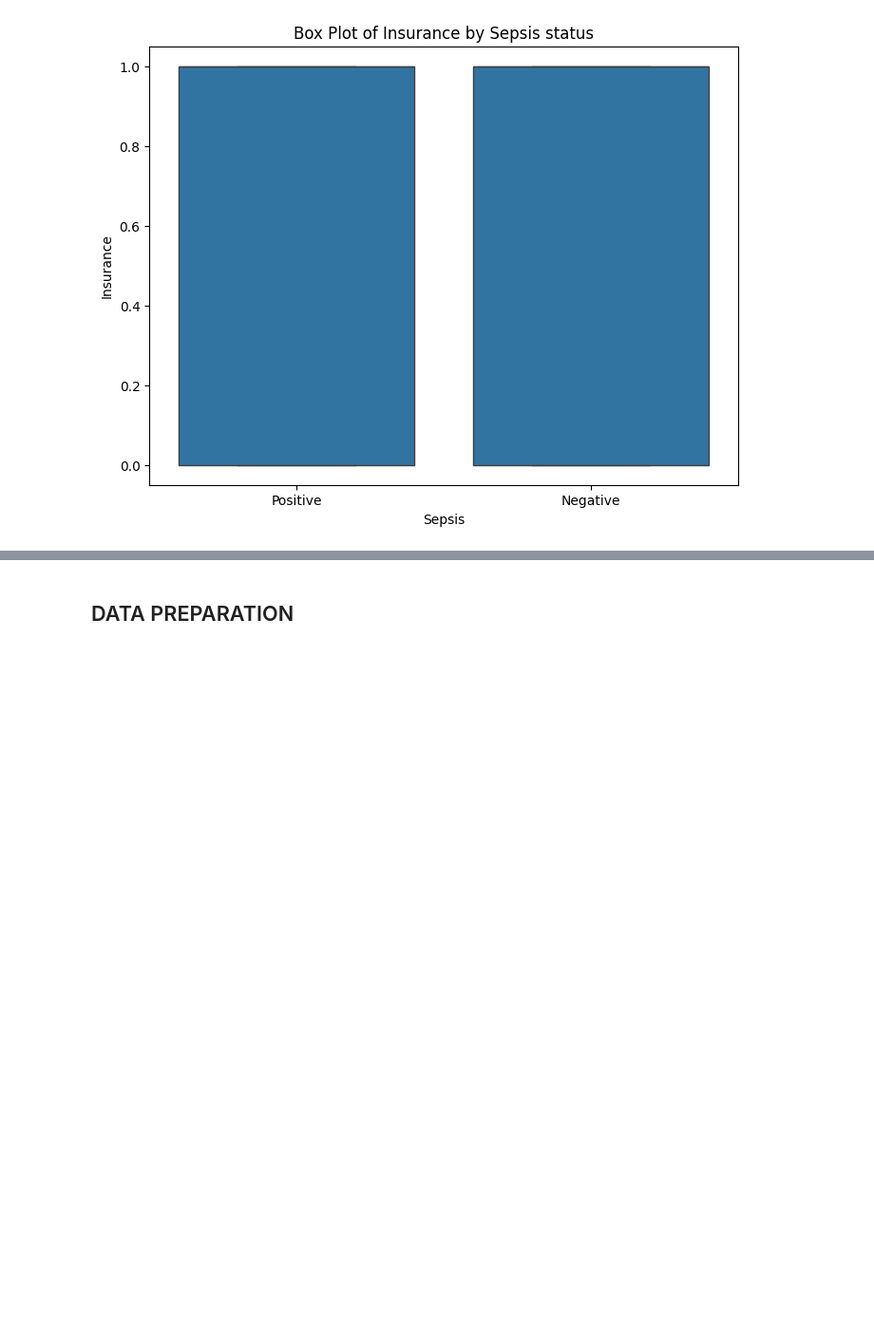
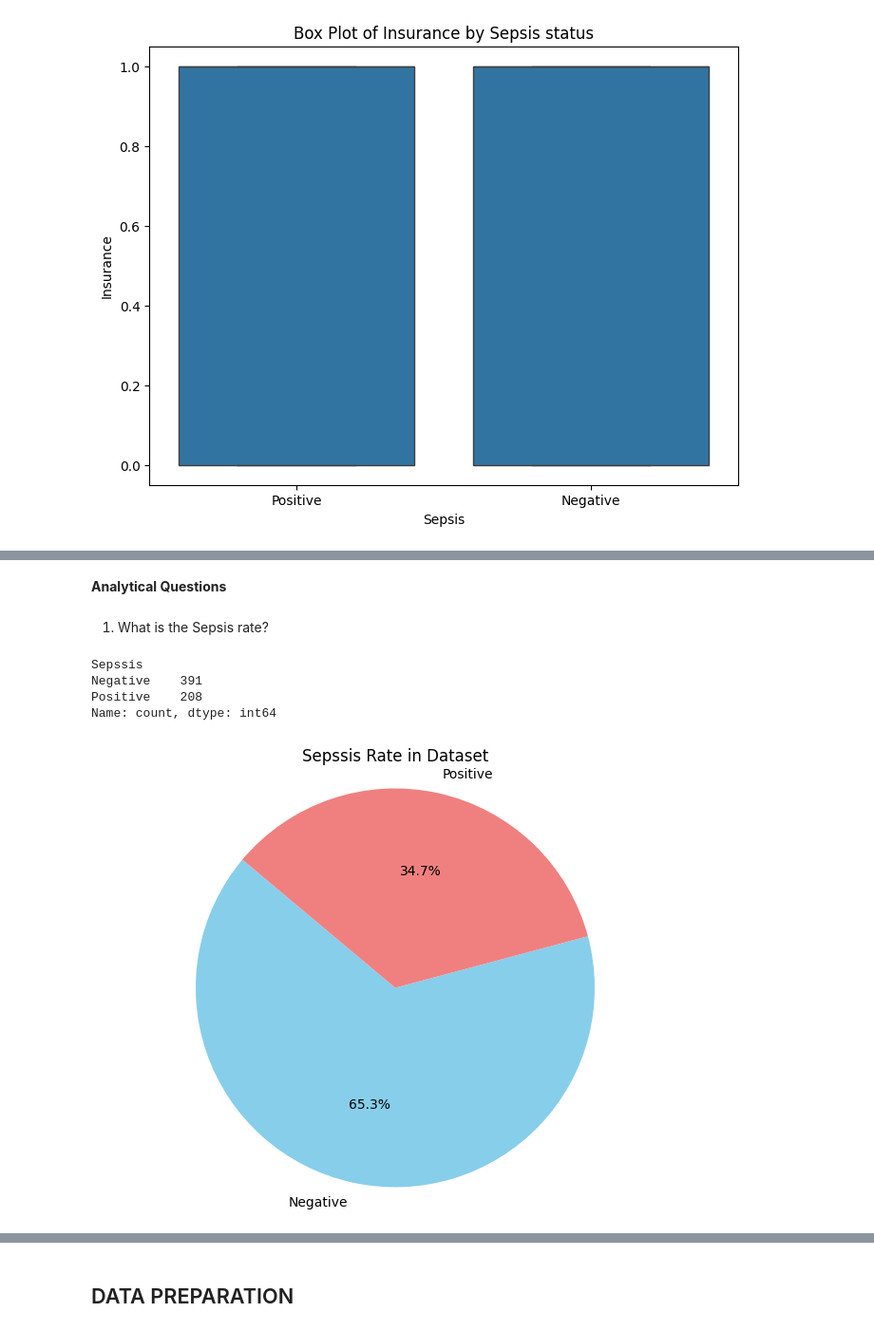
Before and after one commit to speedcode-x/Sepsis-prediction, a Jupyter notebook: ML_main.ipynb, the cells around one changed output, grey strips where cells are left out. Shown at 95% size. Saved outputs shown, nothing was run; the diff lists cells and outputs as text; code cells hidden in the pictures; blank space fills up the shorter version.

```diff
--- a/ML_main.ipynb
+++ b/ML_main.ipynb
@@ -192,0 +272,23 @@ for col in numerical_cols:
+# %% [markdown]
+__Analytical Questions__
+# %% [markdown]
+1. What is the Sepsis rate?
+# %%
+# Calculate the count of occurrences of sepsis
+sepsis_counts = data['Sepssis'].value_counts()
+
+sepsis_counts
+# %% [output]
+Sepssis
+Negative    391
+Positive    208
+Name: count, dtype: int64
+# %%
+# Plotting the pie chart
+plt.figure(figsize=(8, 6))
+plt.pie(sepsis_counts, labels=['Negative', 'Positive'], autopct='%1.1f%%', colors=['skyblue', 'lightcoral'], startangle=140)
+plt.title('Sepssis Rate in Dataset')
+plt.axis('equal')  # Equal aspect ratio ensures that pie is drawn as a circle.
+plt.show()
+# %% [output]
+[figure, added]
```
Also changed, not shown: parts of 58 cells of this notebook.
